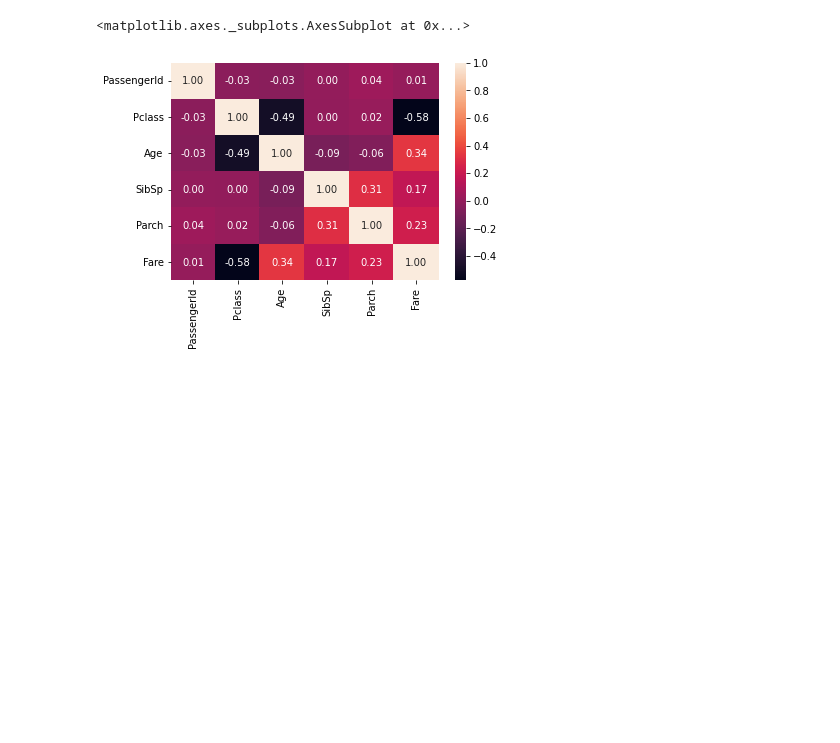
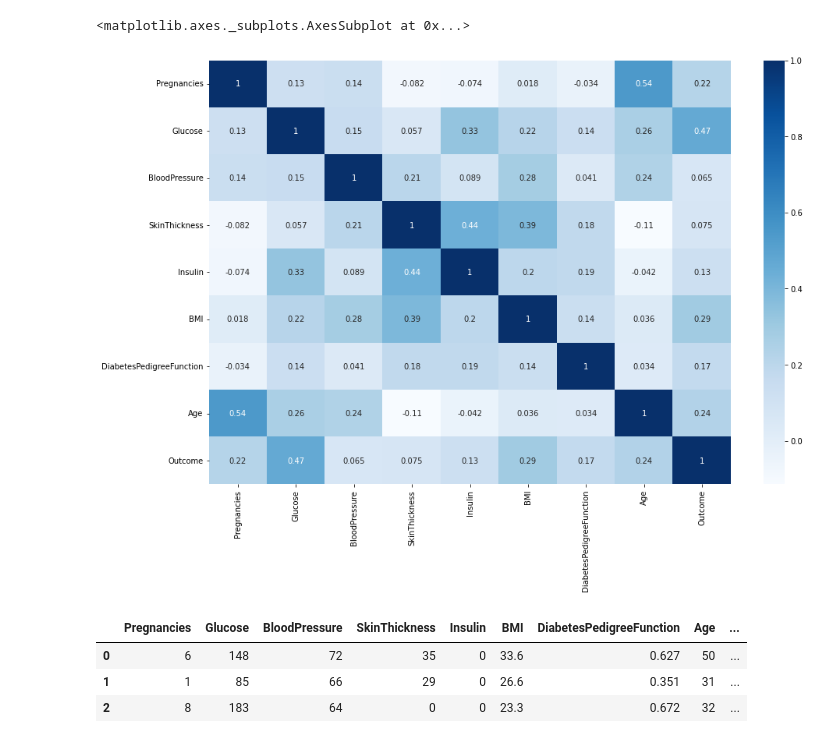
Before and after one commit to paulo-santos-ds/Projects, a Jupyter notebook: Diabetes.ipynb, the cells around one changed output. Saved outputs shown, nothing was run; the diff lists cells and outputs as text; code cells hidden in the pictures; blank space fills up the shorter version.

```diff
--- a/Diabetes.ipynb
+++ b/Diabetes.ipynb
@@ -23,4 +45,4 @@ import numpy as np
 # %%
-df = pd.read_csv("test.csv")
+df = pd.read_csv("diabetes.csv")
 df.head()
 # %% [output]
@@ -33,5 +147,13 @@ df.head()
 # %%
-sns.heatmap(df.corr(), annot=True, fmt=".2f")
+plt.figure(figsize = (15,10))
+sns.heatmap(df.corr(), annot =True, cmap = 'Blues')
 # %% [output]
 <matplotlib.axes._subplots.AxesSubplot at 0x...>
-[figure, old version]
+[figure, new version]
+# %%
+df.head(3)
+# %% [output]
+|  | Pregnancies | Glucose | BloodPressure | SkinThickness | Insulin | BMI | DiabetesPedigreeFunction | Age | ... |
+| 0 | 6 | 148 | 72 | 35 | 0 | 33.6 | 0.627 | 50 | ... |
+| 1 | 1 | 85 | 66 | 29 | 0 | 26.6 | 0.351 | 31 | ... |
+| 2 | 8 | 183 | 64 | 0 | 0 | 23.3 | 0.672 | 32 | ... |
```
Also changed, not shown: parts of 51 cells of this notebook.
